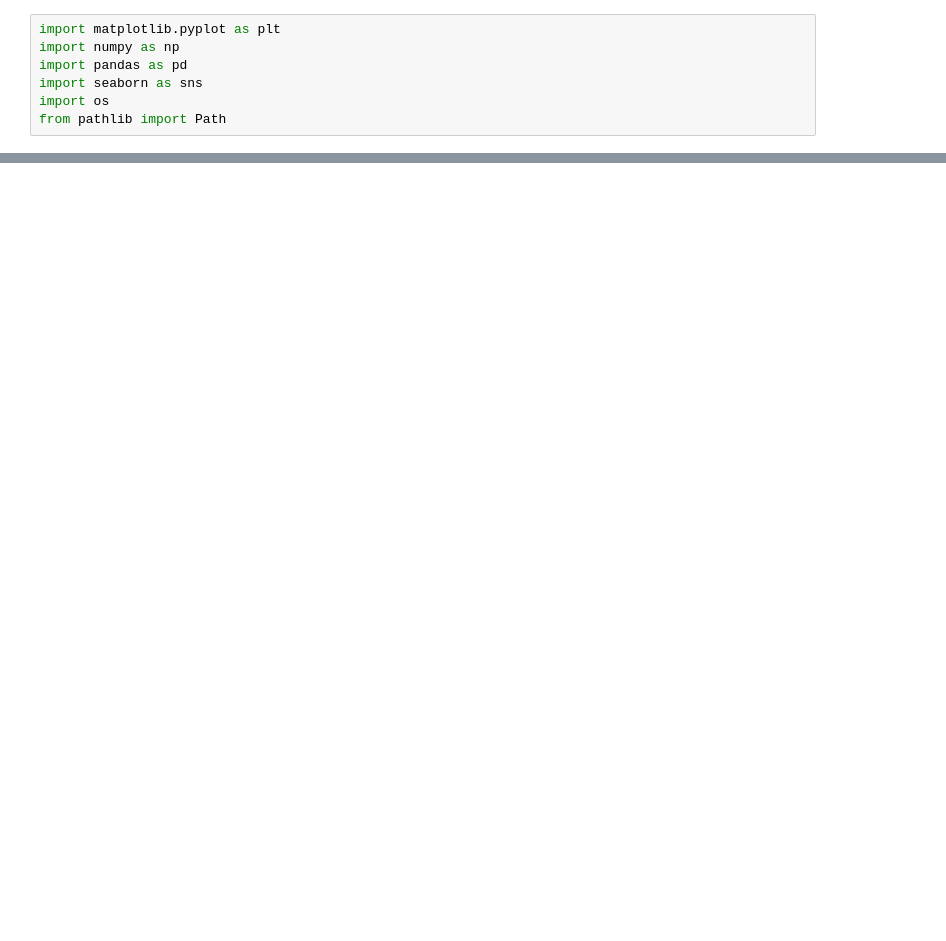
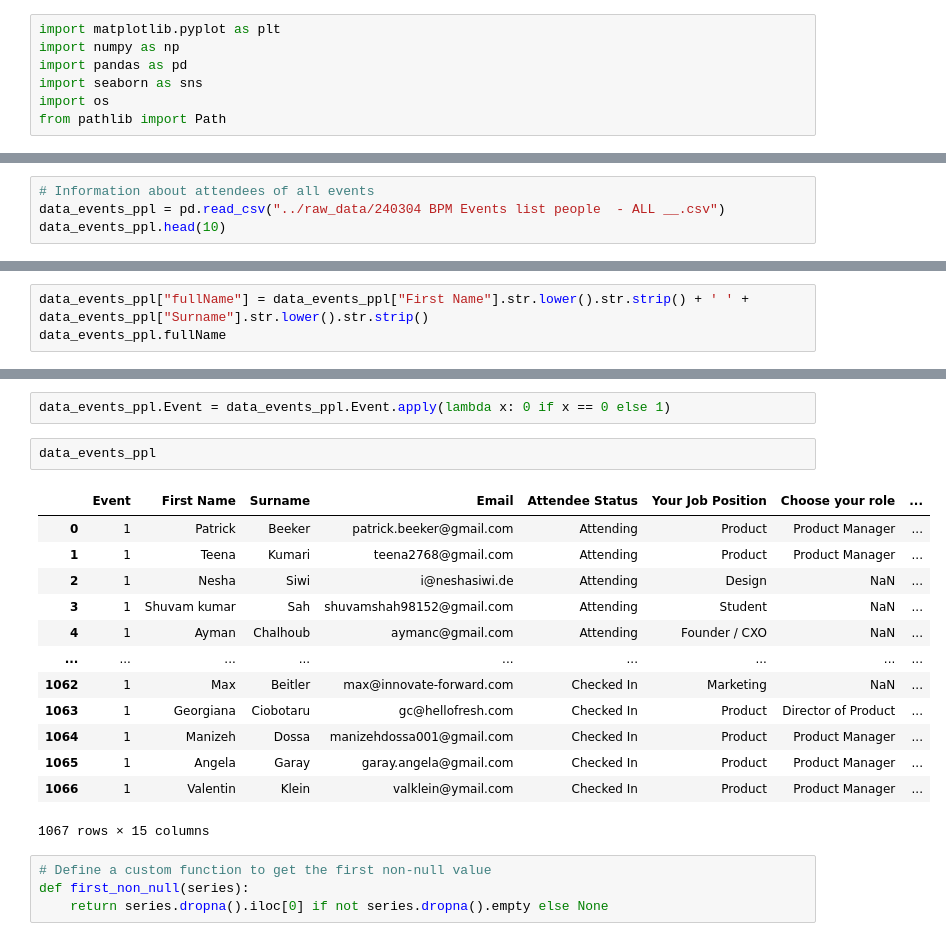
Before and after one commit to Shubhi-Varshney/data_bpm, a Jupyter notebook: notebooks/yulia_bpm_explore.ipynb, the cells around one changed output, grey strips where cells are left out. Cells and saved outputs as stored; diff of their text form; blank space fills up the shorter version.

Commit message:
Partial data cleaning in Notebook (User IDs, matching users)

```diff
--- a/notebooks/yulia_bpm_explore.ipynb
+++ b/notebooks/yulia_bpm_explore.ipynb
@@ -7,0 +10,4 @@ from pathlib import Path
+# %%
+# Information about attendees of all events
+data_events_ppl = pd.read_csv("../raw_data/240304 BPM Events list people  - ALL __.csv")
+data_events_ppl.head(10)
@@ -51,0 +128,3 @@ data_merged.head()
+# %%
+data_events_ppl["fullName"] = data_events_ppl["First Name"].str.lower().str.strip() + ' ' + data_events_ppl["Surname"].str.lower().str.strip()
+data_events_ppl.fullName
@@ -51,0 +147,22 @@ data_merged.head()
+# %%
+data_events_ppl.Event = data_events_ppl.Event.apply(lambda x: 0 if x == 0 else 1)
+# %%
+data_events_ppl
+# %% [output]
+|  | Event | First Name | Surname | Email | Attendee Status | Your Job Position | Choose your role | ... |
+| 0 | 1 | Patrick | Beeker | patrick.beeker@gmail.com | Attending | Product | Product Manager | ... |
+| 1 | 1 | Teena | Kumari | teena2768@gmail.com | Attending | Product | Product Manager | ... |
+| 2 | 1 | Nesha | Siwi | i@neshasiwi.de | Attending | Design | NaN | ... |
+| 3 | 1 | Shuvam kumar | Sah | shuvamshah98152@gmail.com | Attending | Student | NaN | ... |
+| 4 | 1 | Ayman | Chalhoub | aymanc@gmail.com | Attending | Founder / CXO | NaN | ... |
+| ... | ... | ... | ... | ... | ... | ... | ... | ... |
+| 1062 | 1 | Max | Beitler | max@innovate-forward.com | Checked In | Marketing | NaN | ... |
+| 1063 | 1 | Georgiana | Ciobotaru | gc@hellofresh.com | Checked In | Product | Director of Product | ... |
+| 1064 | 1 | Manizeh | Dossa | manizehdossa001@gmail.com | Checked In | Product | Product Manager | ... |
+| 1065 | 1 | Angela | Garay | garay.angela@gmail.com | Checked In | Product | Product Manager | ... |
+| 1066 | 1 | Valentin | Klein | valklein@ymail.com | Checked In | Product | Product Manager | ... |
+1067 rows × 15 columns
+# %%
+# Define a custom function to get the first non-null value
+def first_non_null(series):
+    return series.dropna().iloc[0] if not series.dropna().empty else None
```
Also changed, not shown: parts of 24 cells of this notebook.
